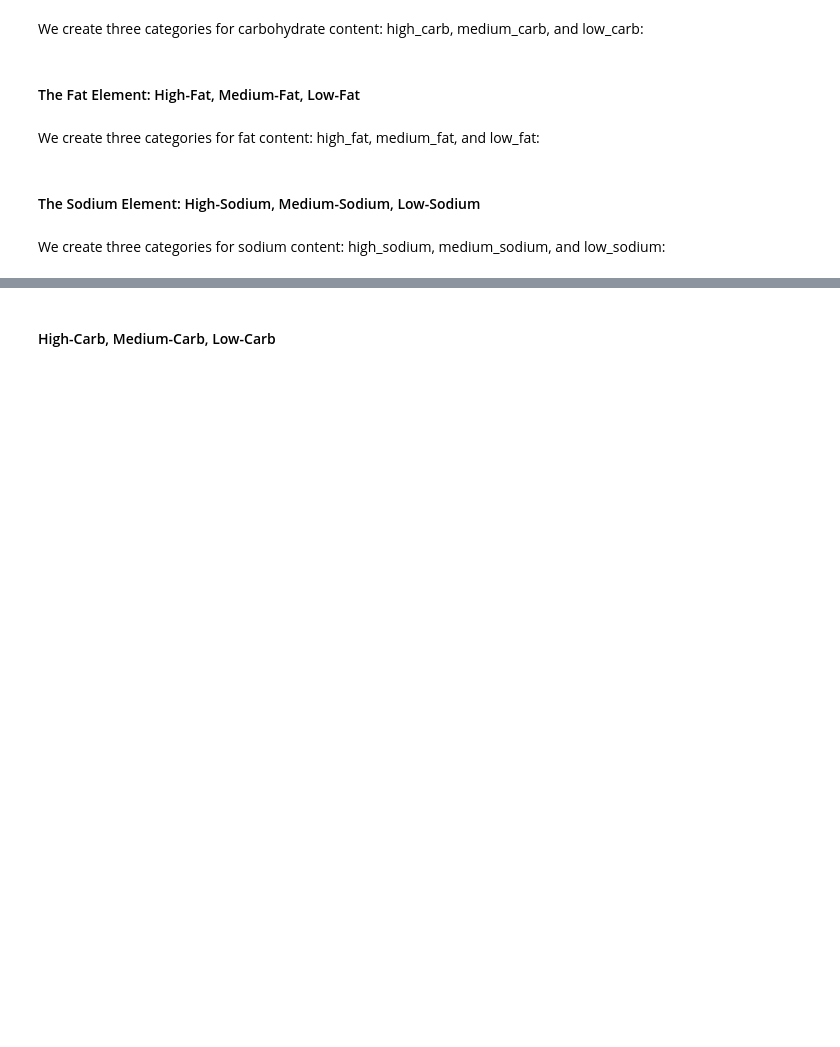
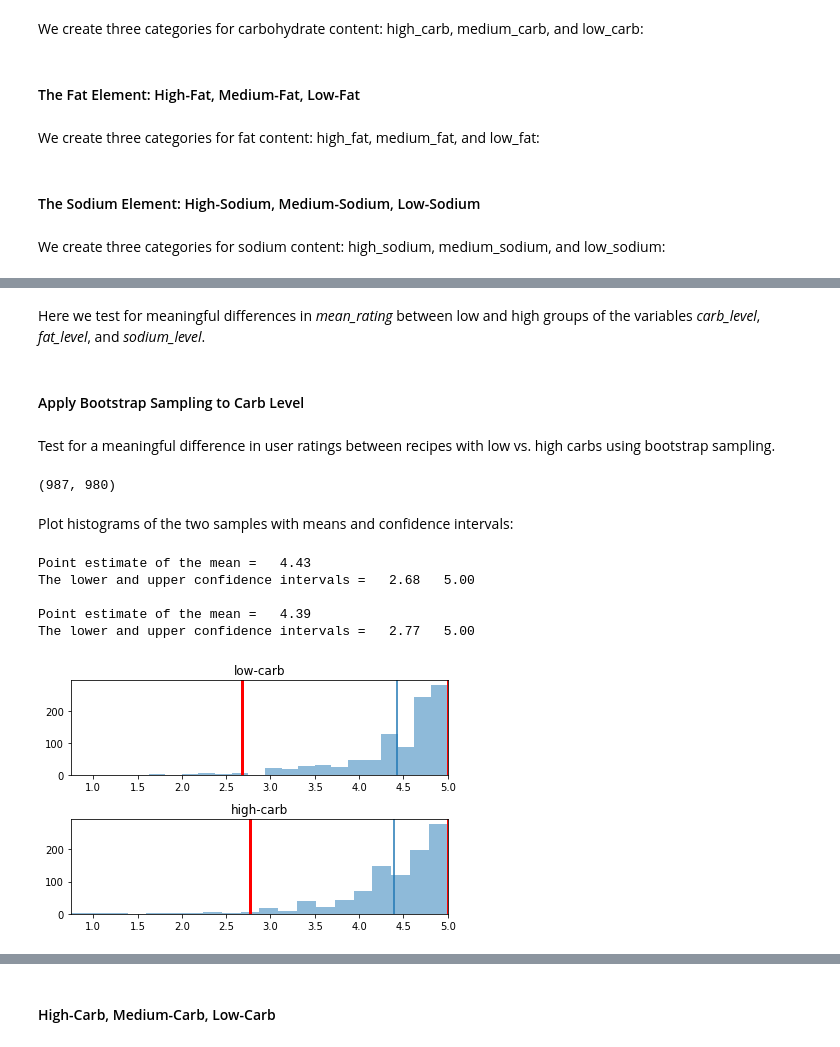
Before and after one commit to pelorenz/data-science-410, a Jupyter notebook: PeterLorenz-M02.ipynb, the cells around one changed output, grey strips where cells are left out. Cells and saved outputs as stored; diff of their text form; code cells hidden in the pictures; blank space fills up the shorter version.

Commit message:
Added bootstrap

```diff
--- a/PeterLorenz-M02.ipynb
+++ b/PeterLorenz-M02.ipynb
@@ -269,0 +313,25 @@ recipes['sodium_level'] = sodium_level
+# %% [markdown]
+Here we test for meaningful differences in *mean_rating* between low and high groups of the variables *carb_level*, *fat_level*, and *sodium_level*.
+# %% [markdown]
+#### Apply Bootstrap Sampling to Carb Level
+# %% [markdown]
+Test for a meaningful difference in user ratings between recipes with low vs. high carbs using bootstrap sampling.
+# %%
+# Extract groups
+low_carb = recipes[recipes.carb_level == 'low_carb']
+high_carb = recipes[recipes.carb_level == 'high_carb']
+
+len(low_carb), len(high_carb)
+# %% [output]
+(987, 980)
+# %% [markdown]
+Plot histograms of the two samples with means and confidence intervals:
+# %%
+plot_dists(low_carb.mean_rating, high_carb.mean_rating, 20, a_label='low-carb', b_label='high-carb')
+# %% [output]
+Point estimate of the mean =   4.43
+The lower and upper confidence intervals =   2.68   5.00
+
+Point estimate of the mean =   4.39
+The lower and upper confidence intervals =   2.77   5.00
+[figure, added]
```
Also changed, not shown: parts of 25 cells of this notebook.
